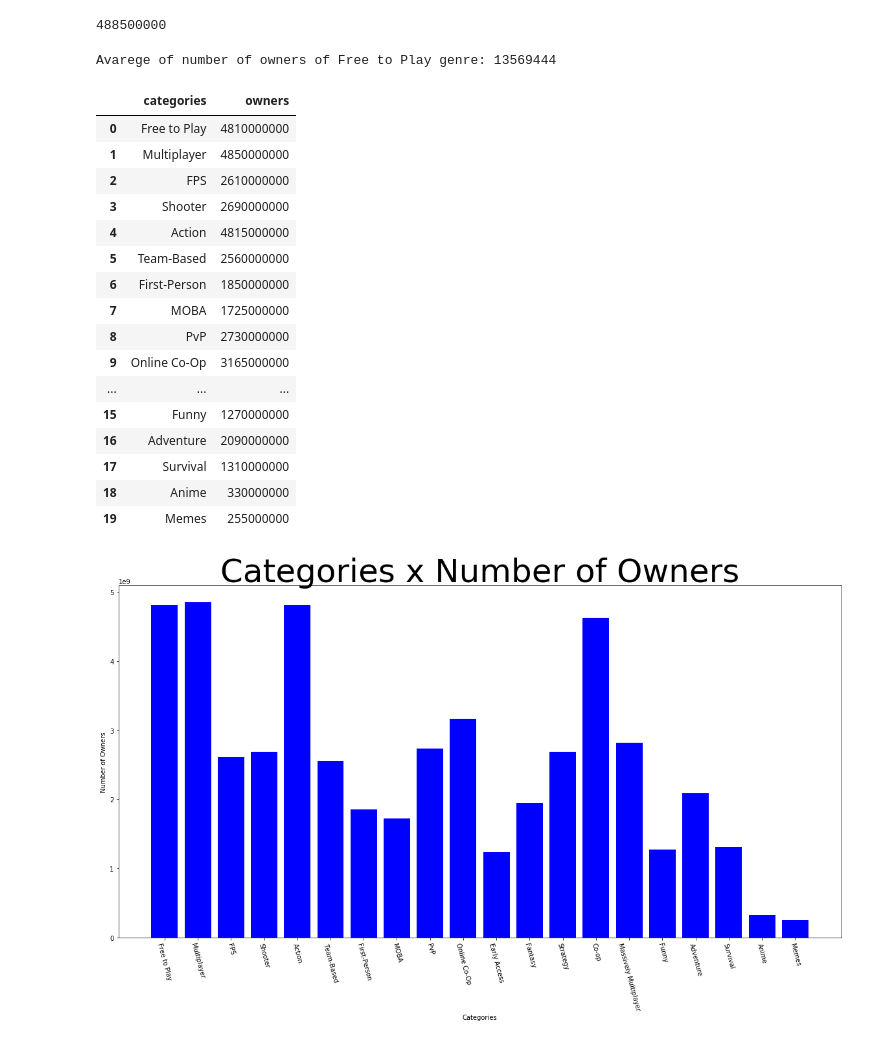
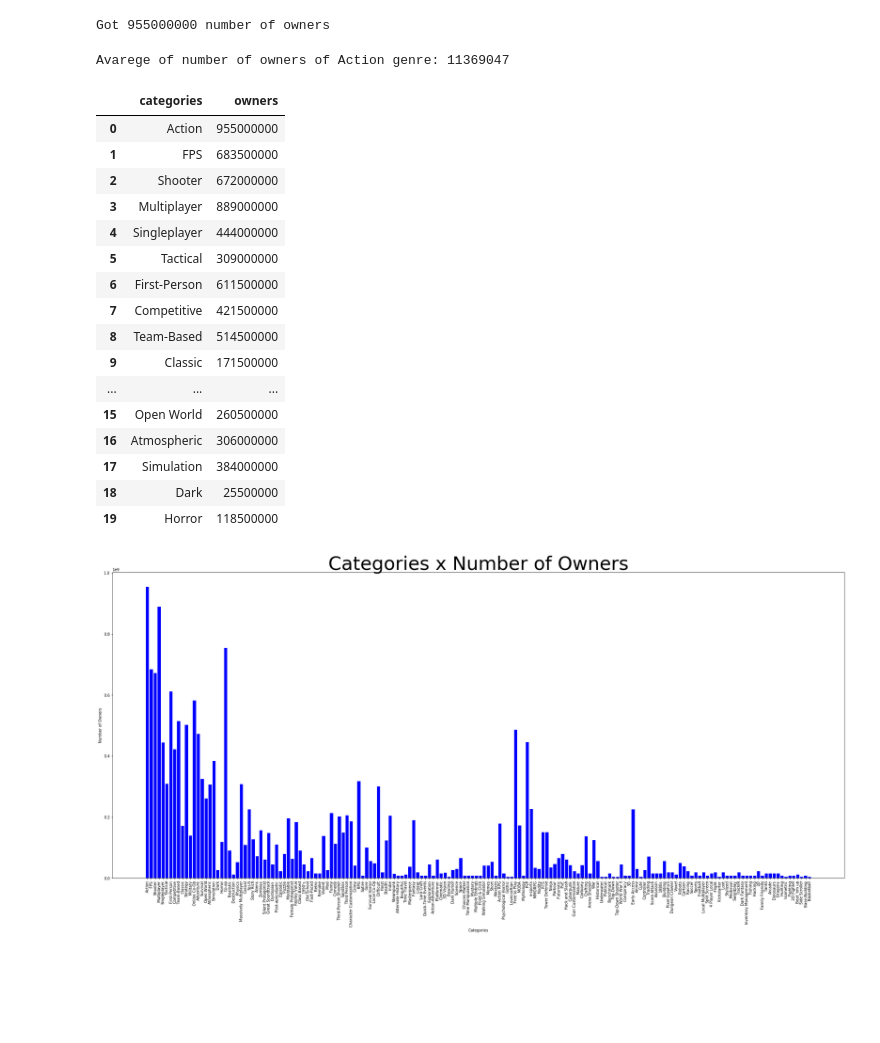
Before and after one commit to jpbusche/Hipoteses, a Jupyter notebook: notebooks/Categorias x Numero de Donos.ipynb, the cells around one changed output. Drawn from its saved outputs; the diff is of its cells as text; code cells hidden in the pictures; blank space fills up the shorter version.

```diff
--- a/notebooks/Categorias x Numero de Donos.ipynb
+++ b/notebooks/Categorias x Numero de Donos.ipynb
@@ -11,7 +11,7 @@ es = Elasticsearch(['elastic:9200'])
 res = es.search(index='games_test', body={
     "size": 100,
     "query": {"match": {
-        "genres": "Free to Play"
+        "genres": "Action"
     }}
 })
 hits = res['hits']['total']
@@ -139,13 +139,13 @@ def number_of_owners(response):
     return num_own
 
 num_own = number_of_owners(res)
-num_own
+print("Got %d number of owners" % num_own)
 # %% [output]
-488500000
+Got 955000000 number of owners
 # %%
-print("Avarege of number of owners of Free to Play genre: %d" % (num_own / hits))
+print("Avarege of number of owners of Action genre: %d" % (num_own / hits))
 # %% [output]
-Avarege of number of owners of Free to Play genre: 13569444
+Avarege of number of owners of Action genre: 11369047
 # %%
 def initialize_map(response):
     categories_map = {}
@@ -169,32 +169,32 @@ ctg_owners_data = ctg_x_owners(res, ctg_map)
 ctg_owners_data.head(20)
 # %% [output]
 |  | categories | owners |
-| 0 | Free to Play | 4810000000 |
-| 1 | Multiplayer | 4850000000 |
-| 2 | FPS | 2610000000 |
-| 3 | Shooter | 2690000000 |
-| 4 | Action | 4815000000 |
-| 5 | Team-Based | 2560000000 |
-| 6 | First-Person | 1850000000 |
-| 7 | MOBA | 1725000000 |
-| 8 | PvP | 2730000000 |
-| 9 | Online Co-Op | 3165000000 |
+| 0 | Action | 955000000 |
+| 1 | FPS | 683500000 |
+| 2 | Shooter | 672000000 |
+| 3 | Multiplayer | 889000000 |
+| 4 | Singleplayer | 444000000 |
+| 5 | Tactical | 309000000 |
+| 6 | First-Person | 611500000 |
+| 7 | Competitive | 421500000 |
+| 8 | Team-Based | 514500000 |
+| 9 | Classic | 171500000 |
 | ... | ... | ... |
-| 15 | Funny | 1270000000 |
-| 16 | Adventure | 2090000000 |
-| 17 | Survival | 1310000000 |
-| 18 | Anime | 330000000 |
-| 19 | Memes | 255000000 |
+| 15 | Open World | 260500000 |
+| 16 | Atmospheric | 306000000 |
+| 17 | Simulation | 384000000 |
+| 18 | Dark | 25500000 |
+| 19 | Horror | 118500000 |
 # %%
-plt.figure(figsize=(20,10), facecolor='w')
+plt.figure(figsize=(35,15), facecolor='w')
 plt.xlabel('Categories')
 plt.ylabel('Number of Owners')
 plt.title('Categories x Number of Owners', fontdict={'fontsize': 50})
-plt.bar(ctg_owners_data['categories'].head(20), ctg_owners_data['owners'].head(20), color='blue', width=0.8)
-plt.xticks(rotation=-75)
+plt.bar(ctg_owners_data['categories'], ctg_owners_data['owners'], color='blue', width=0.8)
+plt.xticks(rotation=90)/
 plt.show()
 # %% [output]
-[figure, old version]
+[figure, new version]
 # %%
 ctg_owners_data.sort_values(['owners']).head(20)
 # %% [output]
```
Also changed, not shown: parts of 12 cells of this notebook.
